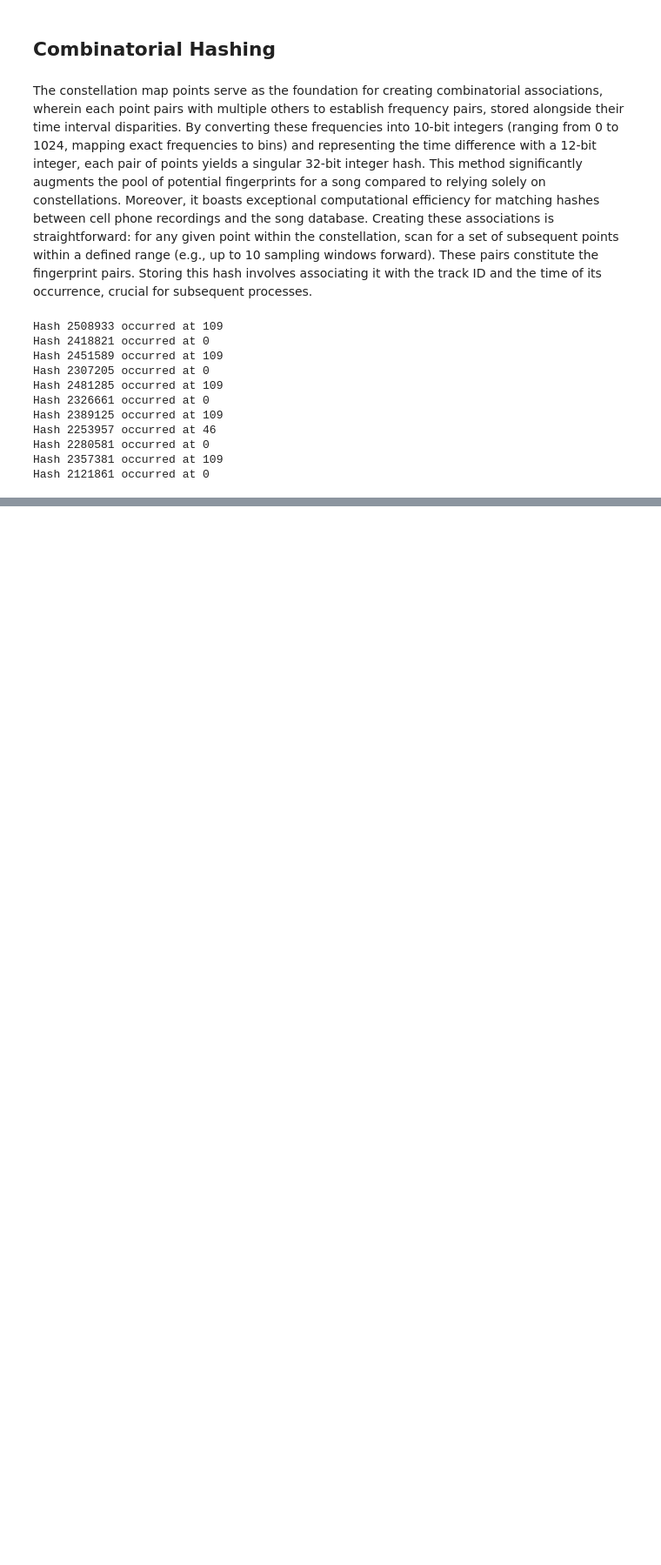
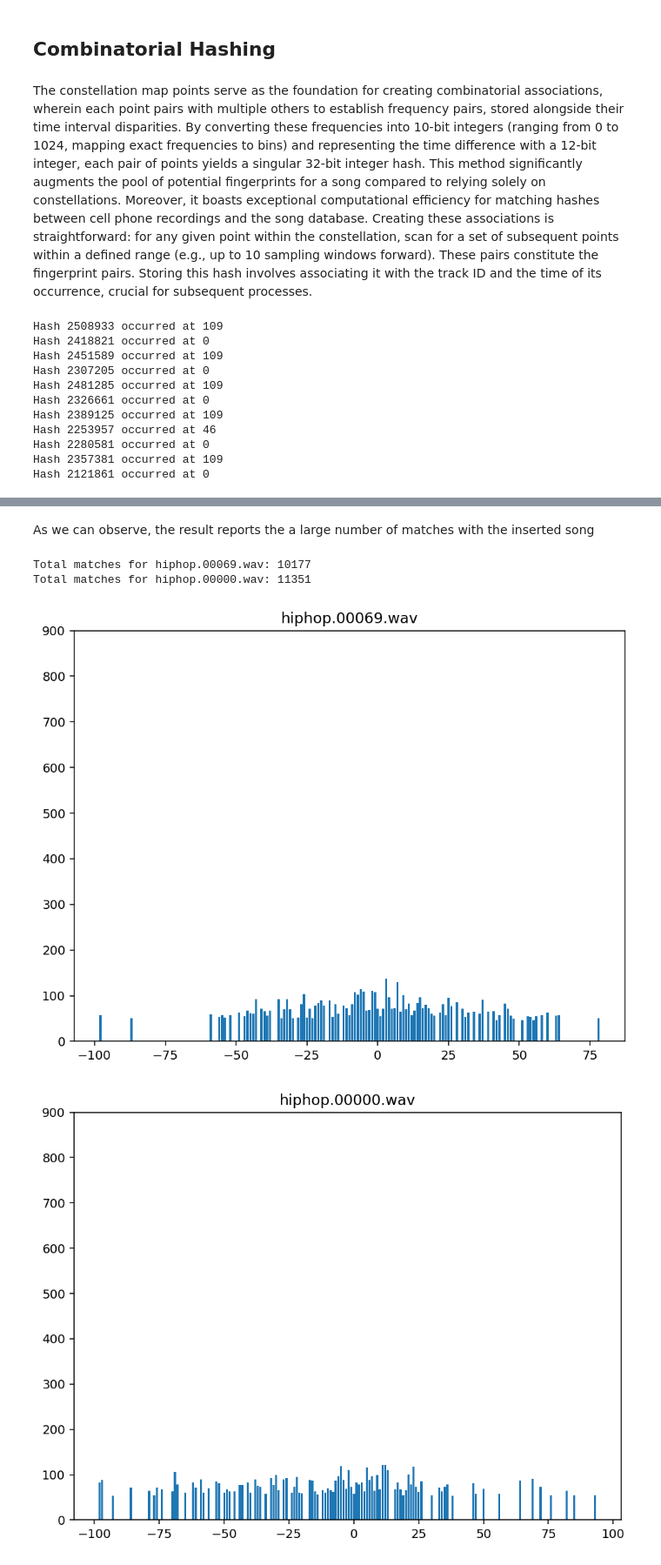
Before and after one commit to exdsgift/Shazam-Clone, a Jupyter notebook: fingerprint_algorithm.ipynb, the cells around one changed output, grey strips where cells are left out. Shown: that part at 87% size. Cells and saved outputs as stored; diff of their text form; code cells hidden in the pictures; blank space fills up the shorter version.

```diff
--- a/fingerprint_algorithm.ipynb
+++ b/fingerprint_algorithm.ipynb
@@ -231,0 +323,47 @@ Hash 2121861 occurred at 0
+# %% [markdown]
+As we can observe, the result reports the a large number of matches with the inserted song
+# %%
+# Load a short recording with some background noise
+Fs, audio_input = read("genres_original/hiphop/hiphop.00004.wav")
+# Create the constellation and hashes
+constellation = create_constellation(audio_input, Fs)
+hashes = create_hashes(constellation, None)
+# For each hash in the song, check if there's a match in the database
+# There could be multiple matches, so for each match:
+#   Append all of them to a hashmap based on the song id along with the time
+#   the hash occurs in the sample and at the source
+# In the end, matches_per_song is key'd by song ID with values being
+# lists of hashes, the
+matches_per_song = {}
+for hash, (sample_time, _) in hashes.items():
+    if hash in database:
+        matching_occurences = database[hash]
+        for source_time, song_id in matching_occurences:
+            if song_id not in matches_per_song:
+                matches_per_song[song_id] = []
+            matches_per_song[song_id].append((hash, sample_time, source_time))
+# %%
+scores = {}
+song_ids = [69, 0] # Song ID=0 is the true match
+for song_id in song_ids:
+    song_name = song_name_index[song_id].split('genres_original/hiphop/')[1]
+    matches = matches_per_song[song_id]
+    print(f"Total matches for {song_name}: {len(matches)}")
+    song_scores_by_offset = {}
+    for hash, sample_time, source_time in matches:
+        delta = source_time - sample_time
+        if delta not in song_scores_by_offset:
+            song_scores_by_offset[delta] = 0
+        song_scores_by_offset[delta] += 1
+    # Produce a histogram
+    # For clarity's sake, only plot the 100 largest offsets
+    high_scores = list(sorted(song_scores_by_offset.items(), key=lambda x: x[1], reverse=True))[:100]
+    plt.figure()
+    plt.bar(*zip(*high_scores))
+    plt.title(song_name)
+    plt.ylim((0, 900))
+# %% [output]
+Total matches for hiphop.00069.wav: 10177
+Total matches for hiphop.00000.wav: 11351
+[figure, added]
+[figure, added]
```
Also changed, not shown: parts of 17 cells of this notebook, 2 other files.
